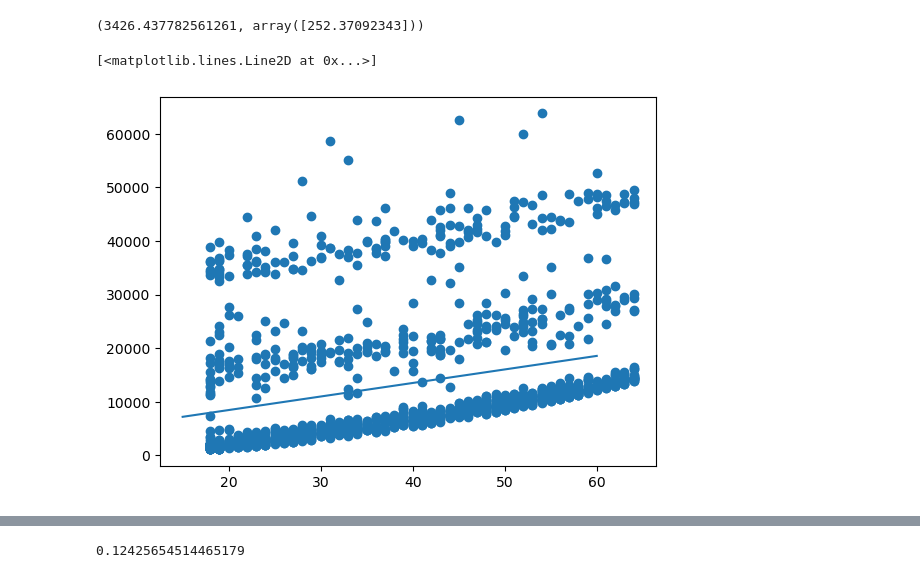
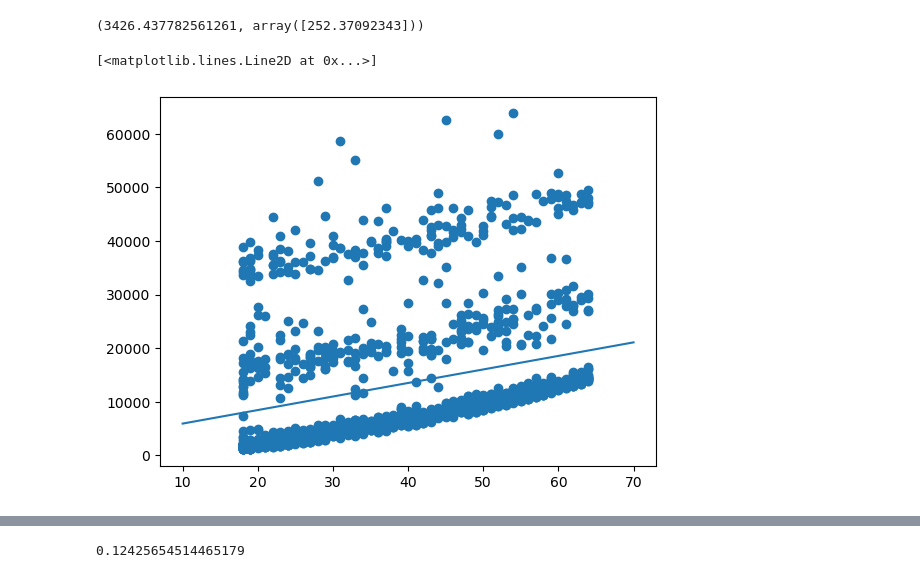
Before and after one commit to monkeygobah/code_grand_rounds, a Jupyter notebook: module_3_Data_Science/DS_Workshop_2.ipynb, the cells around one changed output, grey strips where cells are left out. Saved outputs shown, nothing was run; the diff lists cells and outputs as text; code cells hidden in the pictures.

```diff
--- a/module_3_Data_Science/DS_Workshop_2.ipynb
+++ b/module_3_Data_Science/DS_Workshop_2.ipynb
@@ -90,7 +152,7 @@ linModel1.intercept_, linModel1.coef_
 (3426.437782561261, array([252.37092343]))
 # %%
 plt.scatter(data=insuranceDF, x="age", y="charges")
-plt.plot(np.linspace(15, 60, 600), linModel1.predict(np.reshape(np.linspace(15, 60, 600), (-1, 1))))
+plt.plot(np.linspace(10, 70, 1000), linModel1.predict(np.reshape(np.linspace(10, 70, 1000), (-1, 1))))
 # %% [output]
 [<matplotlib.lines.Line2D at 0x...>]
-[figure, old version]
+[figure, new version]
```
Also changed, not shown: parts of 19 cells of this notebook.
